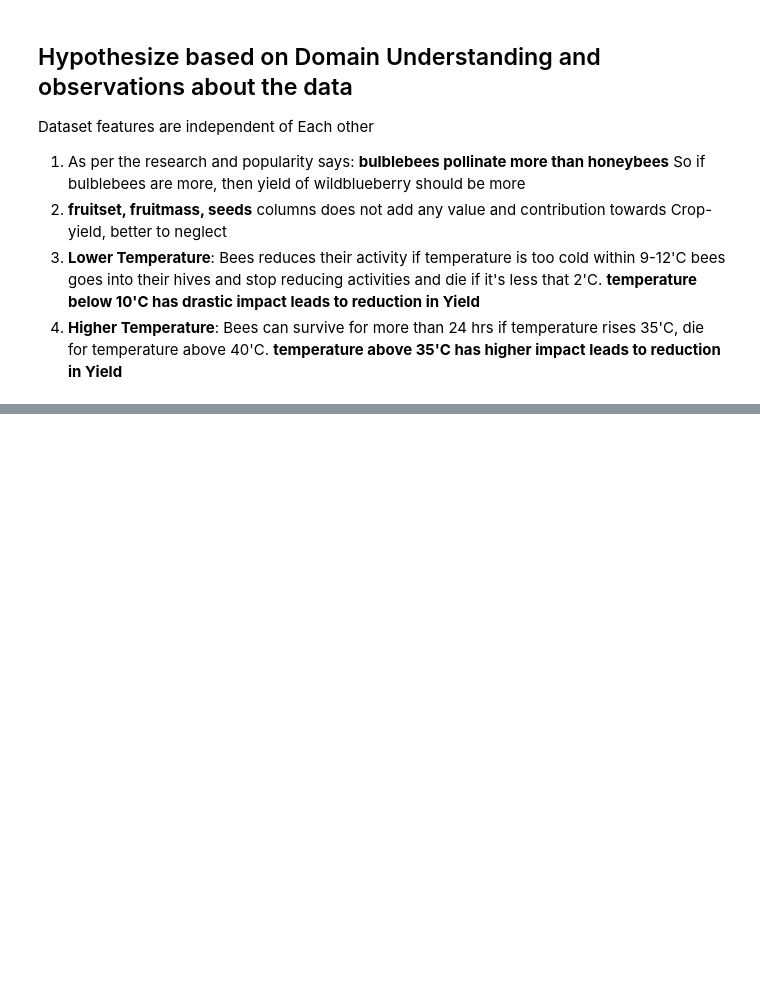
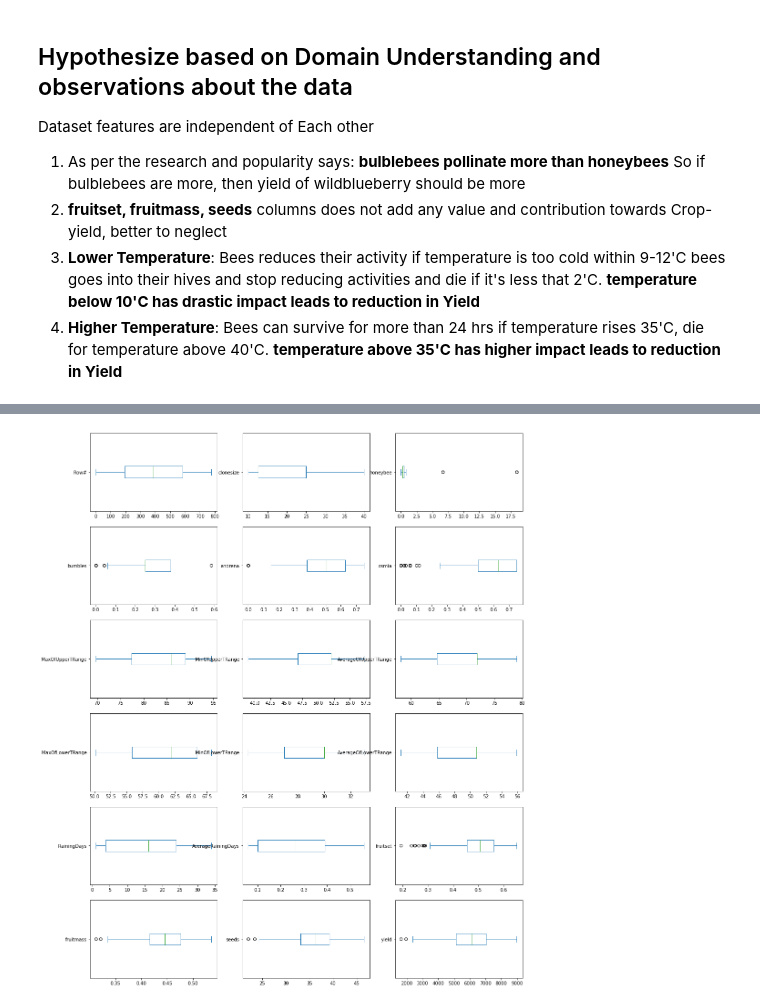
Before and after one commit to kolhesamiksha/Wild_Blueberry_yield_prediction, a Jupyter notebook: Notebooks/Wild_Blueberry_Yield_Prediction.ipynb, the cells around one changed output, grey strips where cells are left out. Cells and saved outputs as stored; diff of their text form; code cells hidden in the pictures; blank space fills up the shorter version.

```diff
--- a/Notebooks/Wild_Blueberry_Yield_Prediction.ipynb
+++ b/Notebooks/Wild_Blueberry_Yield_Prediction.ipynb
@@ -80,0 +340,10 @@ plt.tight_layout(rect=(0, 0, 1.2, 1.2))
+# %%
+berry_data.plot(kind="box",
+                vert=False, # makes horizontal plots instead of vertical
+                subplots=True,
+                layout = (6,3),
+                figsize=(17,22),
+                sharex=False,
+                sharey=False);
+# %% [output]
+[figure, added]
```
Also changed, not shown: parts of 103 cells of this notebook.
